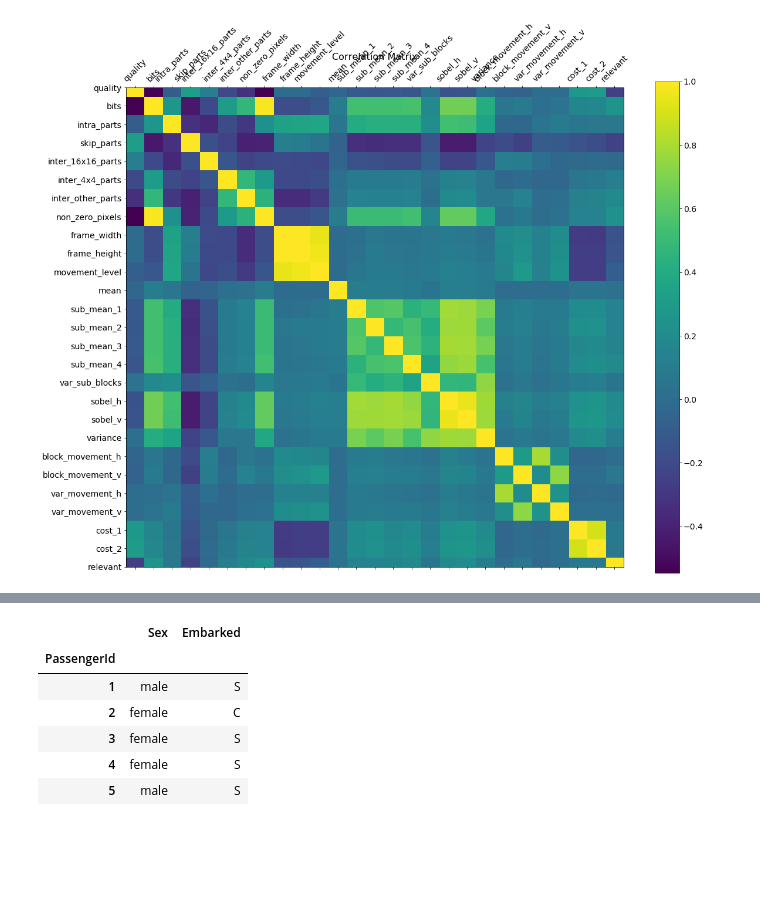
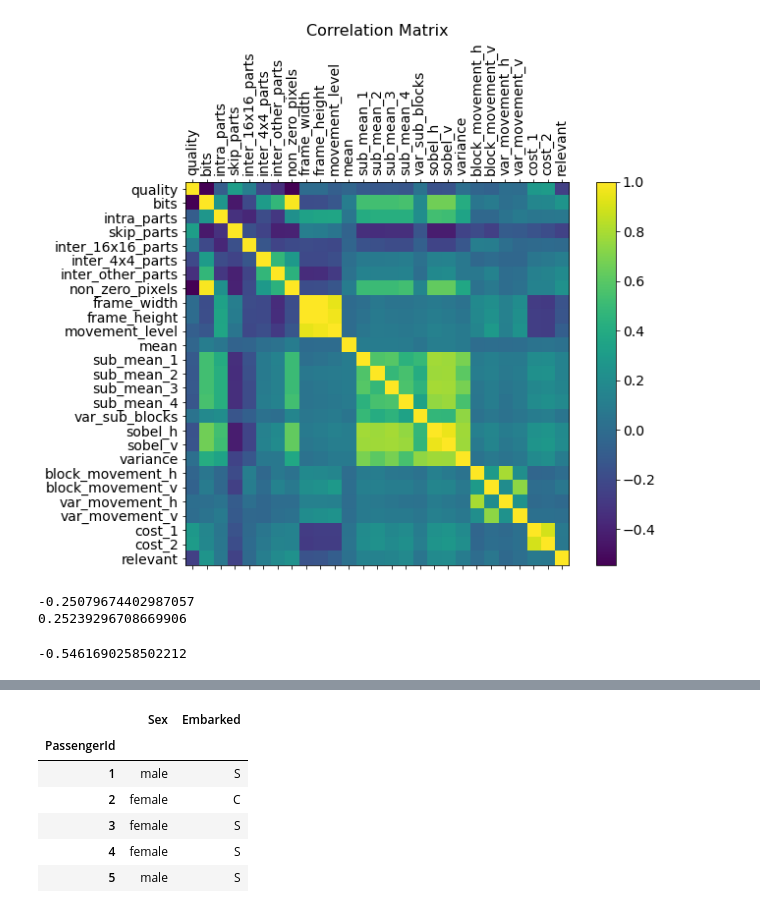
Before and after one commit to ostapkharysh/ColonoscopyDetection, a Jupyter notebook: Datamanipulation.ipynb, the cells around one changed output, grey strips where cells are left out. Drawn from its saved outputs; the diff is of its cells as text; code cells hidden in the pictures; blank space fills up the shorter version.

```diff
--- a/Datamanipulation.ipynb
+++ b/Datamanipulation.ipynb
@@ -56,13 +40,19 @@ df
 # %%
-import matplotlib.pyplot as plt
-
-
-f = plt.figure(figsize=(19, 15))
+f = plt.figure(figsize=(10, 7))
 plt.matshow(df.corr(), fignum=f.number)
-plt.xticks(range(df.shape[1]), df.columns, fontsize=14, rotation=45)
+plt.xticks(range(df.shape[1]), df.columns, fontsize=14, rotation=90)
 plt.yticks(range(df.shape[1]), df.columns, fontsize=14)
 cb = plt.colorbar()
 cb.ax.tick_params(labelsize=14)
 plt.title('Correlation Matrix', fontsize=16);
 # %% [output]
-[figure, old version]
+[figure, new version]
+# %%
+# selected correlations
+print(df["quality"].corr(df["relevant"]))
+print(df["bits"].corr(df["relevant"]))
+df["quality"].corr(df["bits"])
+# %% [output]
+-0.25079674402987057
+0.25239296708669906
+-0.5461690258502212
```
Also changed, not shown: parts of 16 cells of this notebook, 1 other file.
